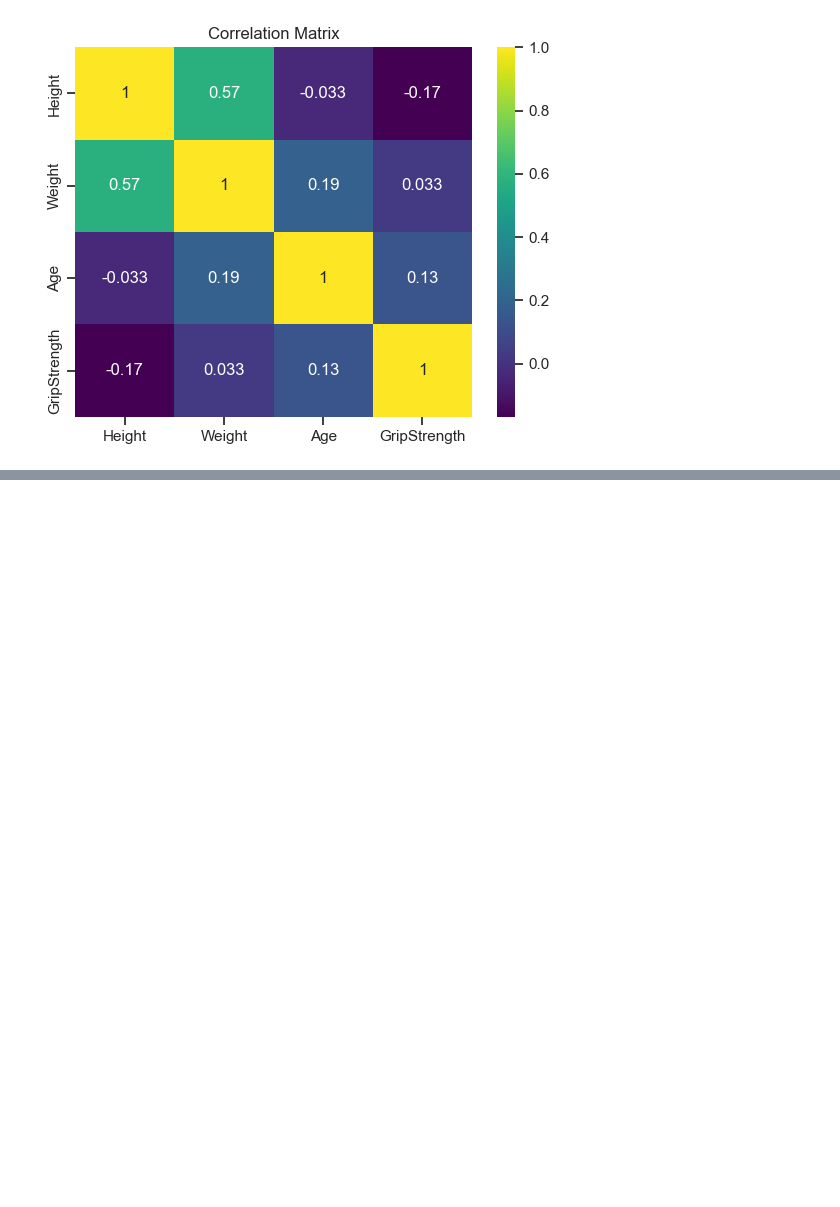
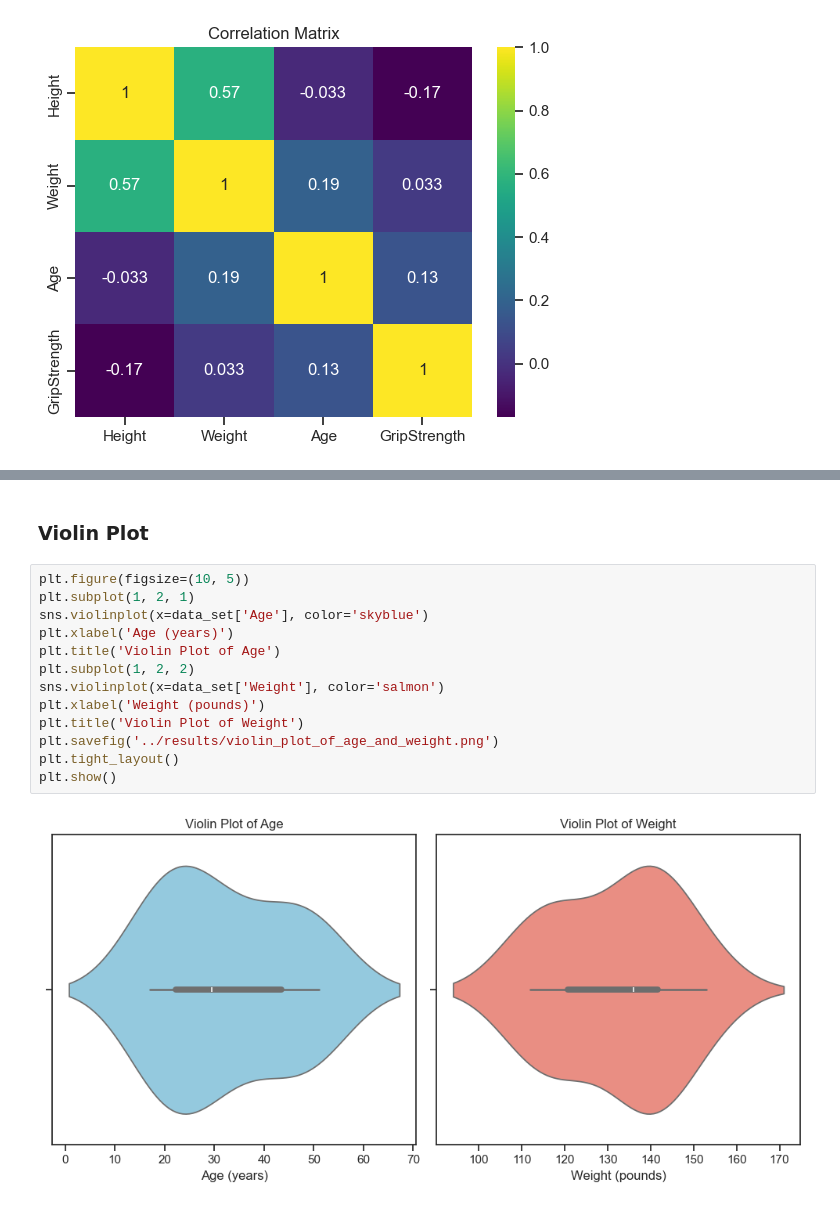
Before and after one commit to GauravBachu/PDS_Assignment-1, a Jupyter notebook: frailty_analysis_Q1/src/Q1.ipynb, the cells around one changed output, grey strips where cells are left out. Drawn from its saved outputs; the diff is of its cells as text; blank space fills up the shorter version.

```diff
--- a/frailty_analysis_Q1/src/Q1.ipynb
+++ b/frailty_analysis_Q1/src/Q1.ipynb
@@ -95,0 +107,17 @@ plt.show()
+# %% [markdown]
+### Violin Plot
+# %%
+plt.figure(figsize=(10, 5))
+plt.subplot(1, 2, 1)
+sns.violinplot(x=data_set['Age'], color='skyblue')
+plt.xlabel('Age (years)')
+plt.title('Violin Plot of Age')
+plt.subplot(1, 2, 2)
+sns.violinplot(x=data_set['Weight'], color='salmon')
+plt.xlabel('Weight (pounds)')
+plt.title('Violin Plot of Weight')
+plt.savefig('../results/violin_plot_of_age_and_weight.png')
+plt.tight_layout()
+plt.show()
+# %% [output]
+[figure, added]
```
Also changed, not shown: parts of 3 cells of this notebook, 1 other file.
